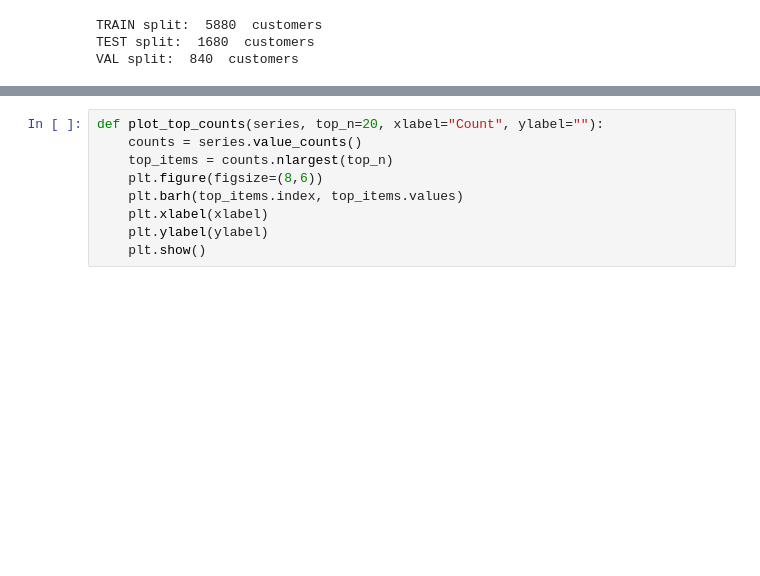
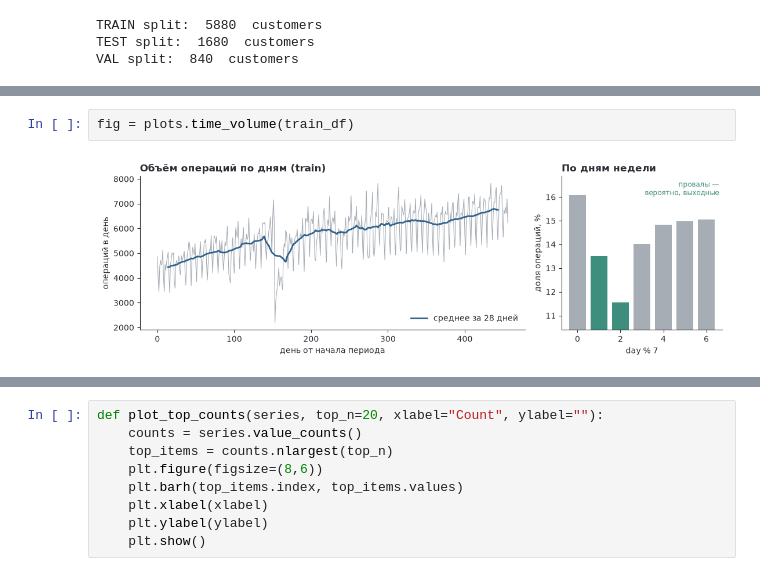
Before and after one commit to Eltralo/gender-prediction, a Jupyter notebook: notebooks/pred_gen_tr.ipynb, the cells around one changed output, grey strips where cells are left out. Drawn from its saved outputs; the diff is of its cells as text; blank space fills up the shorter version.

```diff
--- a/notebooks/pred_gen_tr.ipynb
+++ b/notebooks/pred_gen_tr.ipynb
@@ -71,0 +206,4 @@ VAL split:  840  customers
+# %%
+fig = plots.time_volume(train_df)
+# %% [output]
+[figure, added]
```
Also changed, not shown: parts of 79 cells of this notebook, 7 other files.
